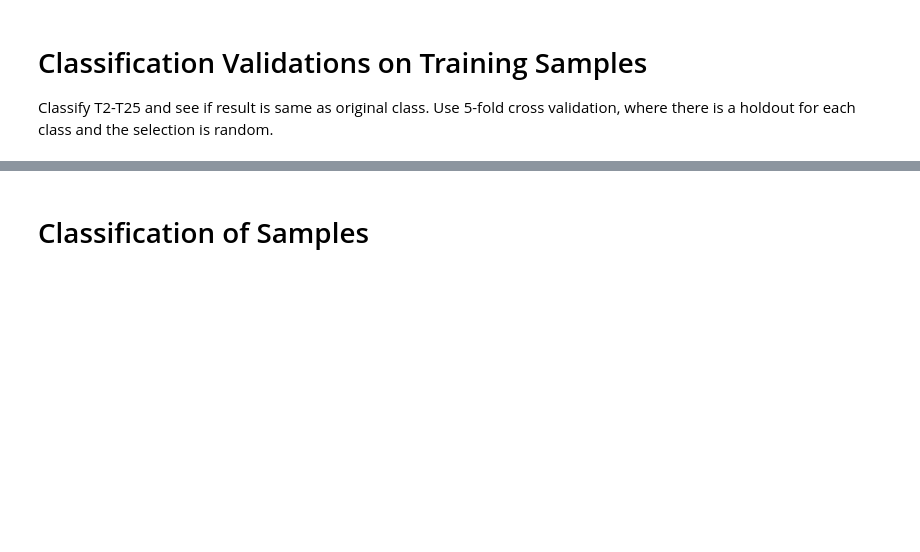
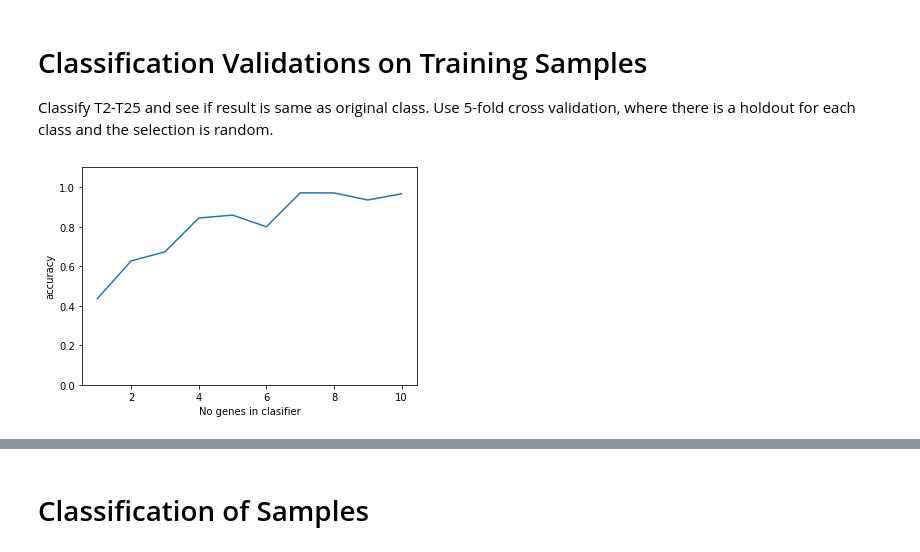
Before and after one commit to uwescience/xstate, a Jupyter notebook: notebooks/Classification of Lab Samples.ipynb, the cells around one changed output, grey strips where cells are left out. Drawn from its saved outputs; the diff is of its cells as text; code cells hidden in the pictures; blank space fills up the shorter version.

```diff
--- a/notebooks/Classification of Lab Samples.ipynb
+++ b/notebooks/Classification of Lab Samples.ipynb
@@ -51,7 +52,8 @@ value_dct = {0:4, 1:0, 3:1, 4:2, 2:3}
 new_ys = [value_dct[i] for i in ser_y.values]
 SER_Y = pd.Series(new_ys)
 SER_Y.index = ser_y.index
-#SER_Y = ser_y
+NEW_DATA = copy.deepcopy(DATA)
+NEW_DATA.ser_y = SER_Y
 STAGE_NAMES = PROVIDER.getStageNames(SER_Y)
 # %%
 [STAGE_NAMES[i] for i in SER_Y]
@@ -262,14 +264,16 @@ for sample in trinary_data.SAMPLES:
 # Classification Validations on Training Samples
 Classify T2-T25 and see if result is same as original class. Use 5-fold cross validation, where there is a holdout for each class and the selection is random.
 # %%
-if Tr:
+if True:
     accuracy_dct = {}
     ranks = [1, 2, 4, 8, 16, 32, 64, 128, 256]
-    ranks = [1, 2, 4, 6, 8, 10]
+    ranks = range(1,11)
     for rank in ranks:
-        accuracy_dct[rank] = classifier_ensemble.ClassifierEnsemble.crossValidate(
-            DATA, num_iter=10, num_holdout=1, filter_high_rank=rank, size=20)
+        accuracy_dct[rank] = CLASSIFIER.crossValidate(
+            NEW_DATA, num_iter=10, num_holdout=1, filter_high_rank=rank, size=100)
     plt.plot(list(accuracy_dct.keys()), list(accuracy_dct.values()))
     plt.ylim([0, 1.1])
     _ = plt.xlabel("No genes in clasifier")
     _ = plt.ylabel("accuracy")
+# %% [output]
+[figure, added]
```
Also changed, not shown: parts of 18 cells of this notebook.
